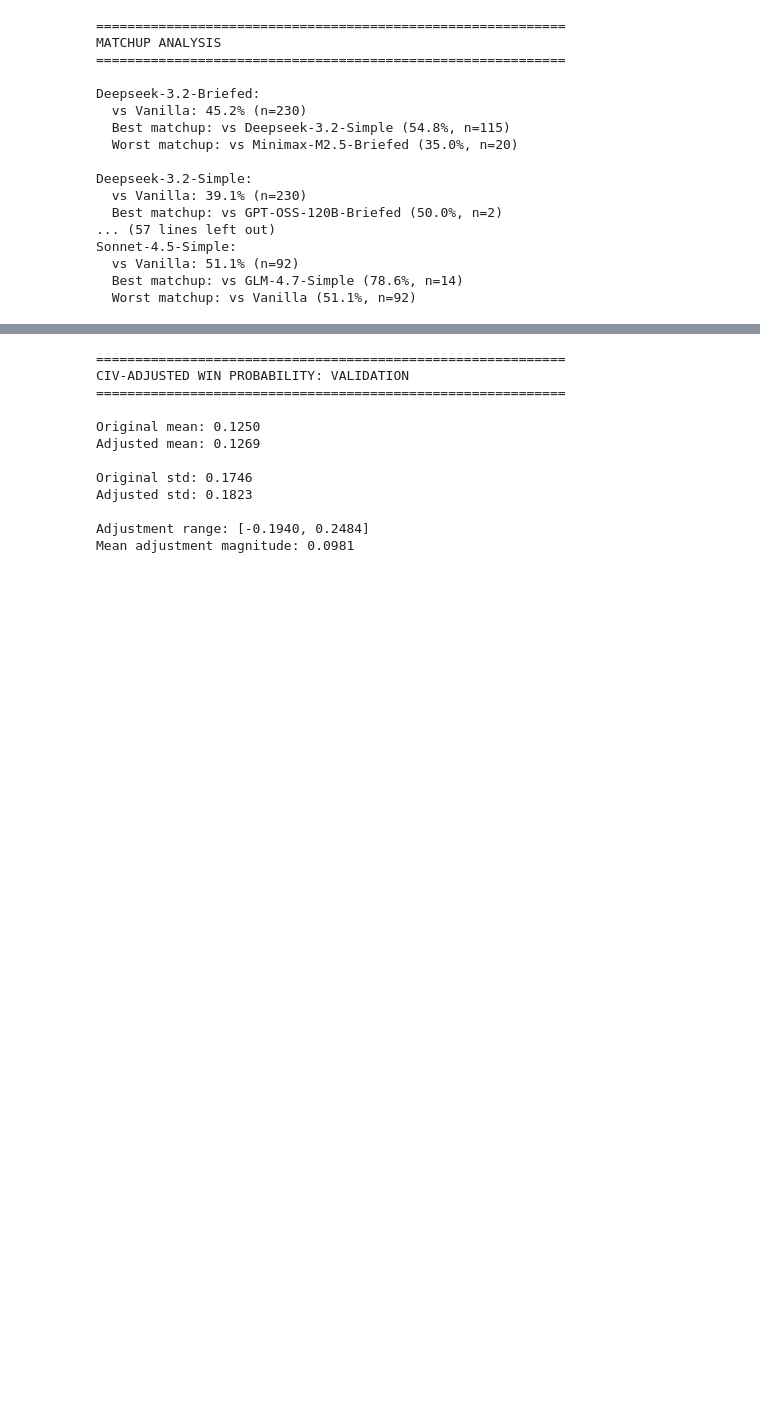
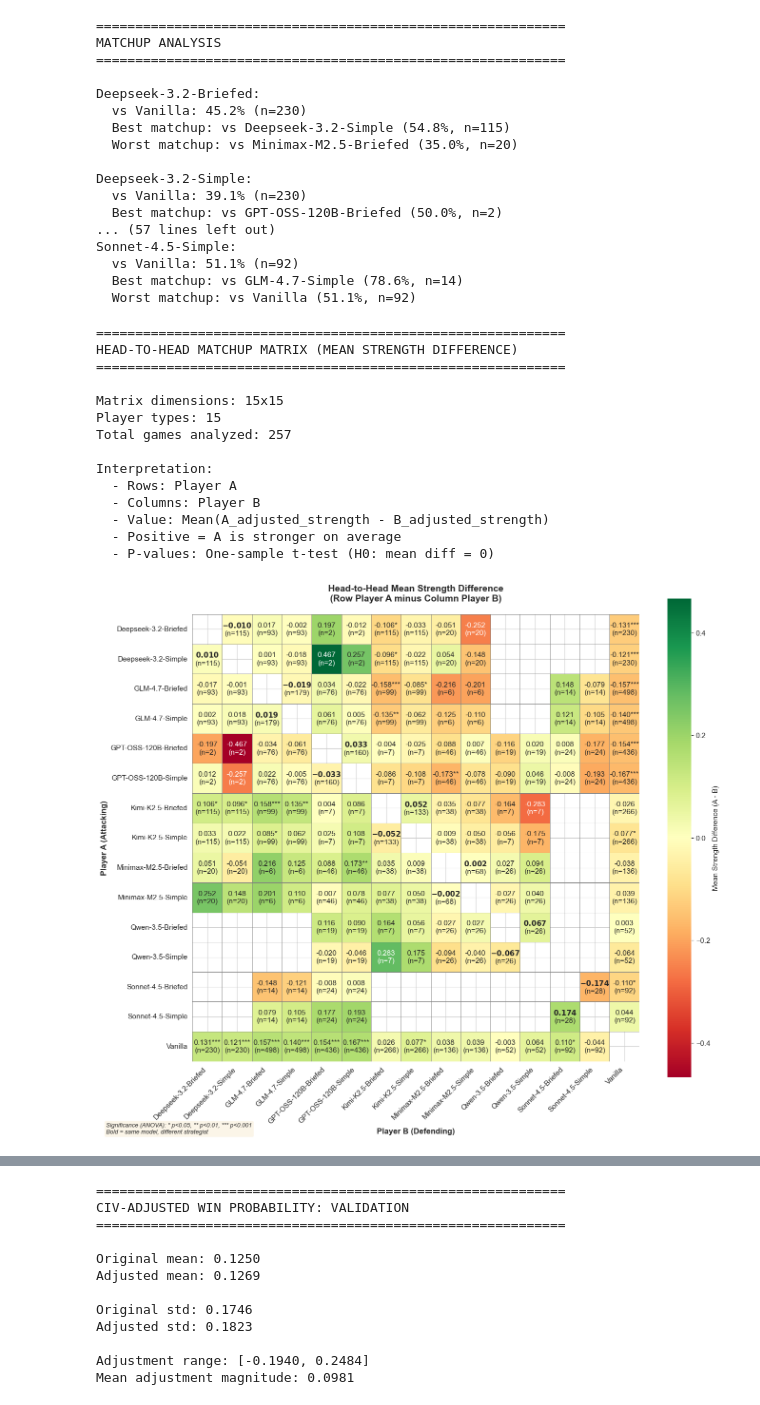
Before and after one commit to CIVITAS-John/vox-deorum-analysis, a Jupyter notebook: performance/turn_predicted.ipynb, the cells around one changed output, grey strips where cells are left out. Cells and saved outputs as stored; diff of their text form; code cells hidden in the pictures; blank space fills up the shorter version.

Commit message:
Also show head-to-head mean strength difference.

```diff
--- a/performance/turn_predicted.ipynb
+++ b/performance/turn_predicted.ipynb
@@ -697,3 +697,77 @@ Sonnet-4.5-Simple:
   vs Vanilla: 51.1% (n=92)
   Best matchup: vs GLM-4.7-Simple (78.6%, n=14)
   Worst matchup: vs Vanilla (51.1%, n=92)
+# %%
+# =====================================================
+# HEAD-TO-HEAD MATCHUP MATRIX (MEAN STRENGTH DIFFERENCE)
+# =====================================================
+# Complement the win-rate matrix with mean strength differences.
+# A player can win <50% of comparisons but still be stronger on average
+# (e.g., winning by small margins, losing by large ones).
+
+from rating_system import create_mean_matchup_matrix
+
+mean_diff_df, mean_count_df, mean_pvalue_df = create_mean_matchup_matrix(
+    strength_df,
+    verbose=True
+)
+
+# Symmetric colormap range centered at 0
+abs_max = np.nanmax(np.abs(mean_diff_df.values))
+
+fig, ax = plot_matchup_heatmap(
+    mean_diff_df,
+    count_df=mean_count_df,
+    pvalue_df=mean_pvalue_df,
+    title="Head-to-Head Mean Strength Difference\n(Row Player A minus Column Player B)",
+    figsize=(14, 12),
+    as_percentage=False,
+    vmin=-abs_max,
+    vmax=abs_max,
+    center=0,
+    cbar_label='Mean Strength Difference (A - B)',
+    annot_format='.3f'
+)
+
+plt.show()
+
+# Compare win-rate vs mean-difference: flag disagreements
+print("\n" + "=" * 60)
+print("WIN-RATE vs MEAN-DIFFERENCE DISAGREEMENTS")
+print("=" * 60)
+print("Cases where win rate and mean difference point in opposite directions:\n")
+
+found = False
+for a in matchup_matrix_df.index:
+    for b in matchup_matrix_df.columns:
+        if a == b:
+            continue
+        wr = matchup_matrix_df.loc[a, b]
+        md = mean_diff_df.loc[a, b]
+        if pd.isna(wr) or pd.isna(md):
+            continue
+        # Win rate says A wins more often, but mean says A is weaker (or vice versa)
+        if (wr > 0.5 and md < 0) or (wr < 0.5 and md > 0):
+            n = int(mean_count_df.loc[a, b])
+            found = True
+            print(f"  {a} vs {b}:")
+            print(f"    Win rate: {wr*100:.1f}% | Mean diff: {md:+.4f} | n={n}")
+
+if not found:
+    print("  None found — win rate and mean difference agree for all pairs.")
+# %% [output]
+============================================================
+HEAD-TO-HEAD MATCHUP MATRIX (MEAN STRENGTH DIFFERENCE)
+============================================================
+
+Matrix dimensions: 15x15
+Player types: 15
+Total games analyzed: 257
+
+Interpretation:
+  - Rows: Player A
+  - Columns: Player B
+  - Value: Mean(A_adjusted_strength - B_adjusted_strength)
+  - Positive = A is stronger on average
+  - P-values: One-sample t-test (H0: mean diff = 0)
+[figure, added]
```
Also changed, not shown: parts of 3 cells of this notebook, 2 other files.
